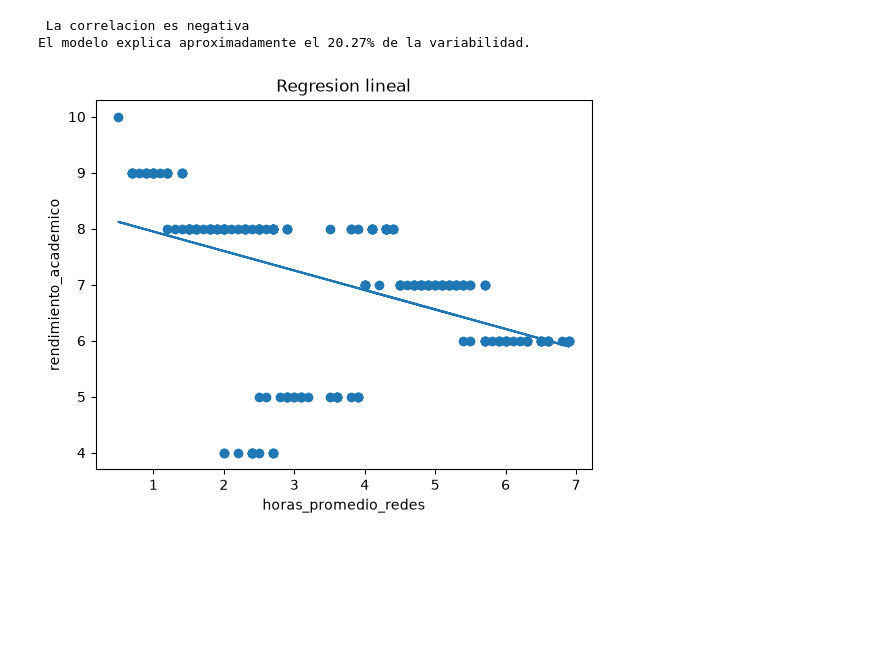
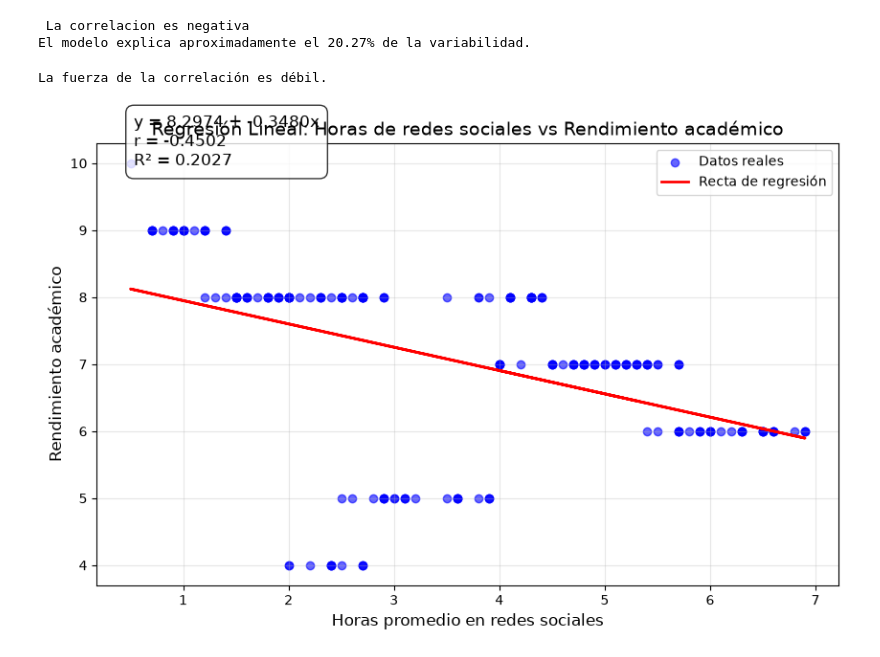
Before and after one commit to landerklang/Estadistica-Trabajo-integrador-Short-Laprida-Sian, a Jupyter notebook: quinta_etapa.ipynb, the cells around one changed output. Cells and saved outputs as stored; diff of their text form; code cells hidden in the pictures; blank space fills up the shorter version.

```diff
--- a/quinta_etapa.ipynb
+++ b/quinta_etapa.ipynb
@@ -114,17 +114,38 @@ print(f"El modelo explica aproximadamente el {r2*100:.2f}% de la variabilidad.")
 # %% [output]
  La correlacion es negativa
 El modelo explica aproximadamente el 20.27% de la variabilidad.
+# %%
+if abs(r) >= 0.8:
+    fuerza = "muy fuerte"
+elif abs(r) >= 0.5:
+    fuerza = "moderada"
+elif abs(r) >= 0.3:
+    fuerza = "débil"
+else:
+    fuerza = "muy débil o nula"
+print(f"La fuerza de la correlación es {fuerza}.")
+# %% [output]
+La fuerza de la correlación es débil.
 # %%
 x=np.array(horas_promedio_redes)
 y=a+b*x
-# %%
-plt.scatter(horas_promedio_redes,rendimiento_academico)
-plt.plot(x,y)
-
-plt.title("Regresion lineal")
-plt.xlabel("horas_promedio_redes")
-plt.ylabel("rendimiento_academico")
-
-plt.show()
-# %% [output]
-[figure, removed]
+# %%
+plt.figure(figsize=(10, 6))
+plt.scatter(horas_promedio_redes,rendimiento_academico,alpha=0.6,color="blue",label="Datos reales")
+plt.plot(x, y, color='red', linewidth=2, label='Recta de regresión')
+
+# Título y etiquetas
+plt.title("Regresión Lineal: Horas de redes sociales vs Rendimiento académico", fontsize=14)
+plt.xlabel("Horas promedio en redes sociales", fontsize=12)
+plt.ylabel("Rendimiento académico", fontsize=12)
+plt.grid(True, alpha=0.3)
+plt.legend()
+plt.text(0.05, 0.95,
+         f'y = {a:.4f} + {b:.4f}x\nr = {r:.4f}\nR² = {r2:.4f}',
+         transform=plt.gca().transAxes,
+         fontsize=12,
+         bbox=dict(boxstyle="round,pad=0.5", facecolor="white", alpha=0.8))
+
+plt.show()
+# %% [output]
+[figure, added]
```
